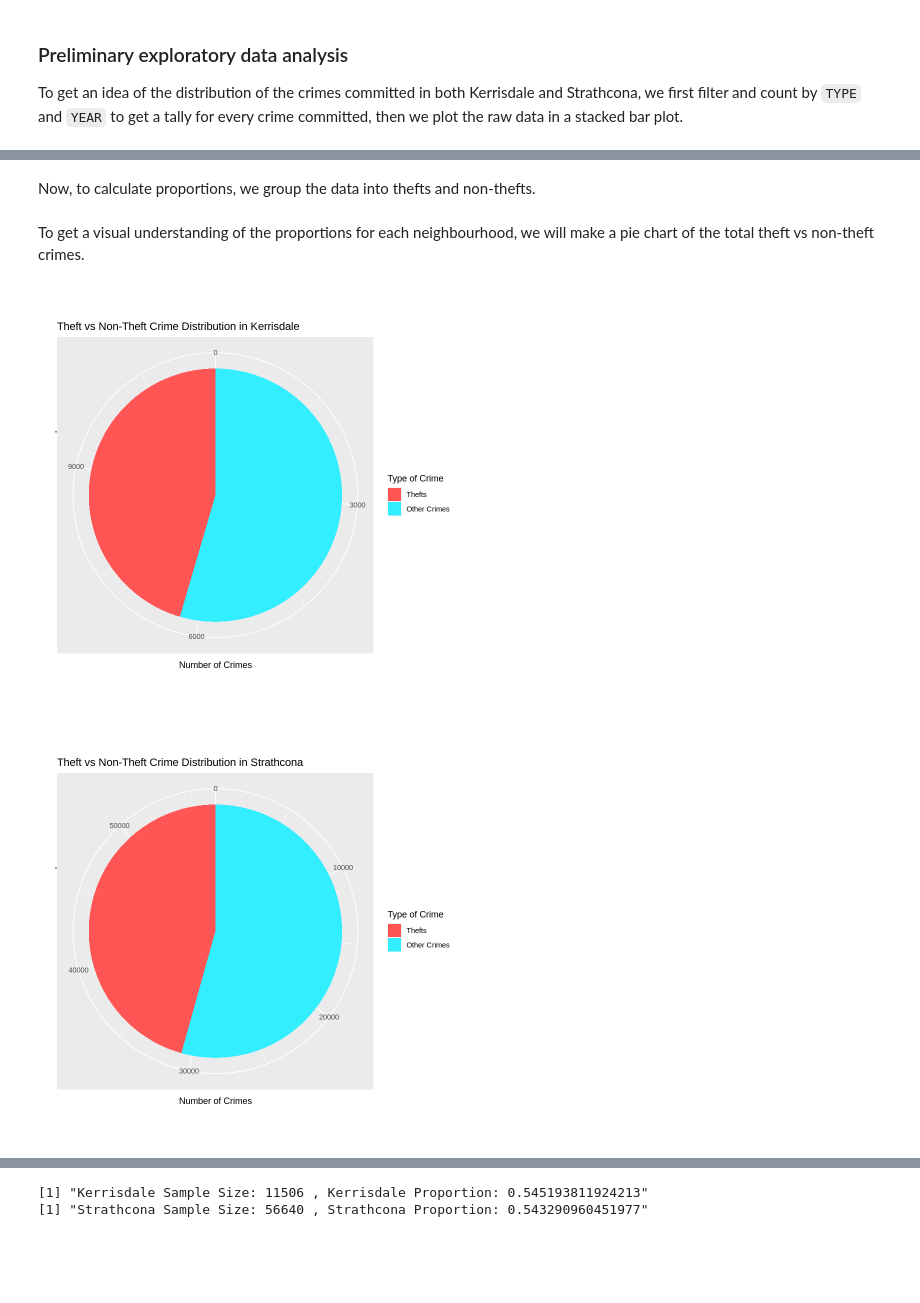
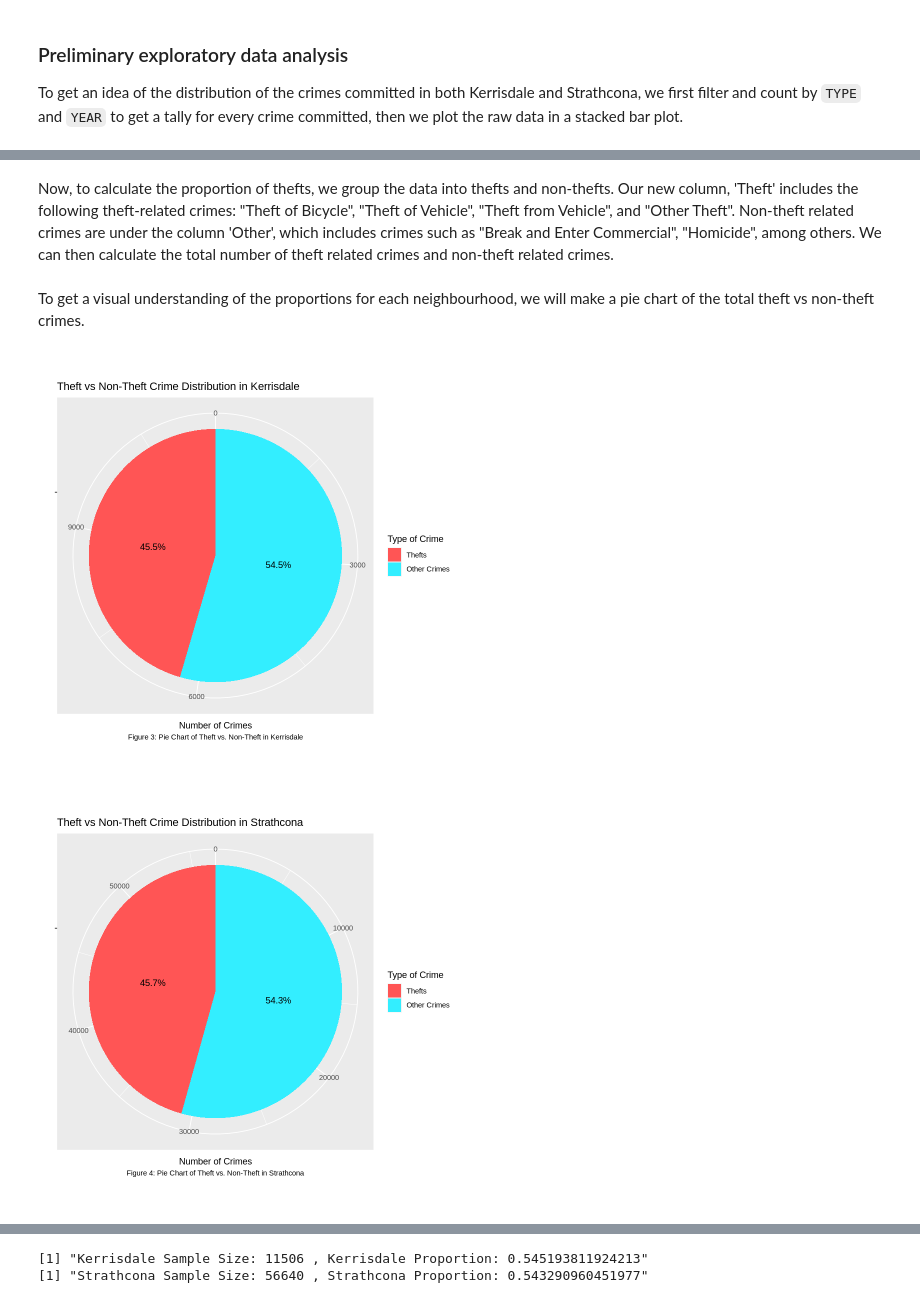
Before and after one commit to emilywang0/stat201-project-group13, a Jupyter notebook: Proposal.ipynb, the cells around one changed output, grey strips where cells are left out. Saved outputs shown, nothing was run; the diff lists cells and outputs as text; code cells hidden in the pictures; blank space fills up the shorter version.

```diff
--- a/Proposal.ipynb
+++ b/Proposal.ipynb
@@ -198,6 +194,7 @@ Warning message:
 # %% [markdown]
-Now, to calculate proportions, we group the data into thefts and non-thefts.
+Now, to calculate the proportion of thefts, we group the data into thefts and non-thefts. Our new column, 'Theft' includes the following theft-related crimes: "Theft of Bicycle", "Theft of Vehicle", "Theft from Vehicle", and "Other Theft". Non-theft related crimes are under the column 'Other', which includes crimes such as "Break and Enter Commercial", "Homicide", among others. We can then calculate the total number of theft related crimes and non-theft related crimes.
 # %%
+# Group theft related crimes under Theft and non-theft related crimes under Other
 kerrisdale_crimes_grouped <- kerrisdale_crimes |>
     mutate(TYPE = ifelse(TYPE %in% c("Theft of Bicycle", "Theft of Vehicle", "Theft from Vehicle", "Other Theft"),
                          "Theft", "Other"))
@@ -206,31 +203,34 @@ strathcona_crimes_grouped <- strathcona_crimes |>
     mutate(TYPE = ifelse(TYPE %in% c("Theft of Bicycle", "Theft of Vehicle", "Theft from Vehicle", "Other Theft"),
                          "Theft", "Other"))
 
+# Get total number of theft and non theft crimes and find the proportion
 kerrisdale_counts <- kerrisdale_crimes_grouped |>
-    count(TYPE)
+    count(TYPE) |> mutate(prop = n / sum(n), label = scales::percent(prop))
 
 strathcona_counts <- strathcona_crimes_grouped |>
-    count(TYPE)
+    count(TYPE) |> mutate(prop = n / sum(n), label = scales::percent(prop))
 # %% [markdown]
 To get a visual understanding of the proportions for each neighbourhood, we will make a pie chart of the total theft vs non-theft crimes.
 # %%
 kerrisdale_pie_chart <- ggplot(kerrisdale_counts, aes(x = "", y = c(n[1], n[2]), fill = factor(n))) +
     geom_bar(width = 1, stat = "identity") +
     coord_polar("y") +
-    labs(x = "", y = "Number of Crimes", fill = "Type of Crime") +
+    labs(x = "", y = "Number of Crimes", fill = "Type of Crime", caption = "Figure 3: Pie Chart of Theft vs. Non-Theft in Kerrisdale") +
     ggtitle("Theft vs Non-Theft Crime Distribution in Kerrisdale") +
-    scale_fill_manual(values = c("#ff5555", "#33eeff"), labels = c("Thefts", "Other Crimes"))
+    scale_fill_manual(values = c("#ff5555", "#33eeff"), labels = c("Thefts", "Other Crimes")) + theme(plot.caption = element_text(hjust = 0.5)) +
+    geom_text(aes(label = label), position = position_stack(vjust = 0.5))
 
 strathcona_pie_chart <- ggplot(strathcona_counts, aes(x = "", y = c(n[1], n[2]), fill = factor(n))) +
     geom_bar(width = 1, stat = "identity") +
     coord_polar("y") +
-    labs(x = "", y = "Number of Crimes", fill = "Type of Crime") +
+    labs(x = "", y = "Number of Crimes", fill = "Type of Crime", caption = "Figure 4: Pie Chart of Theft vs. Non-Theft in Strathcona") +
     ggtitle("Theft vs Non-Theft Crime Distribution in Strathcona") +
-    scale_fill_manual(values = c("#ff5555", "#33eeff"), labels = c("Thefts", "Other Crimes"))
+    scale_fill_manual(values = c("#ff5555", "#33eeff"), labels = c("Thefts", "Other Crimes"))+ theme(plot.caption = element_text(hjust = 0.5)) +
+    geom_text(aes(label = label), position = position_stack(vjust = 0.5))
 
-kerrisdale_pie_chart
-strathcona_pie_chart
+ kerrisdale_pie_chart
+ strathcona_pie_chart
 # %% [output]
-[figure, old version]
+[figure, new version]
-[figure, old version]
+[figure, new version]
 # %% [markdown]
```
Also changed, not shown: parts of 10 cells of this notebook, 1 other file.
